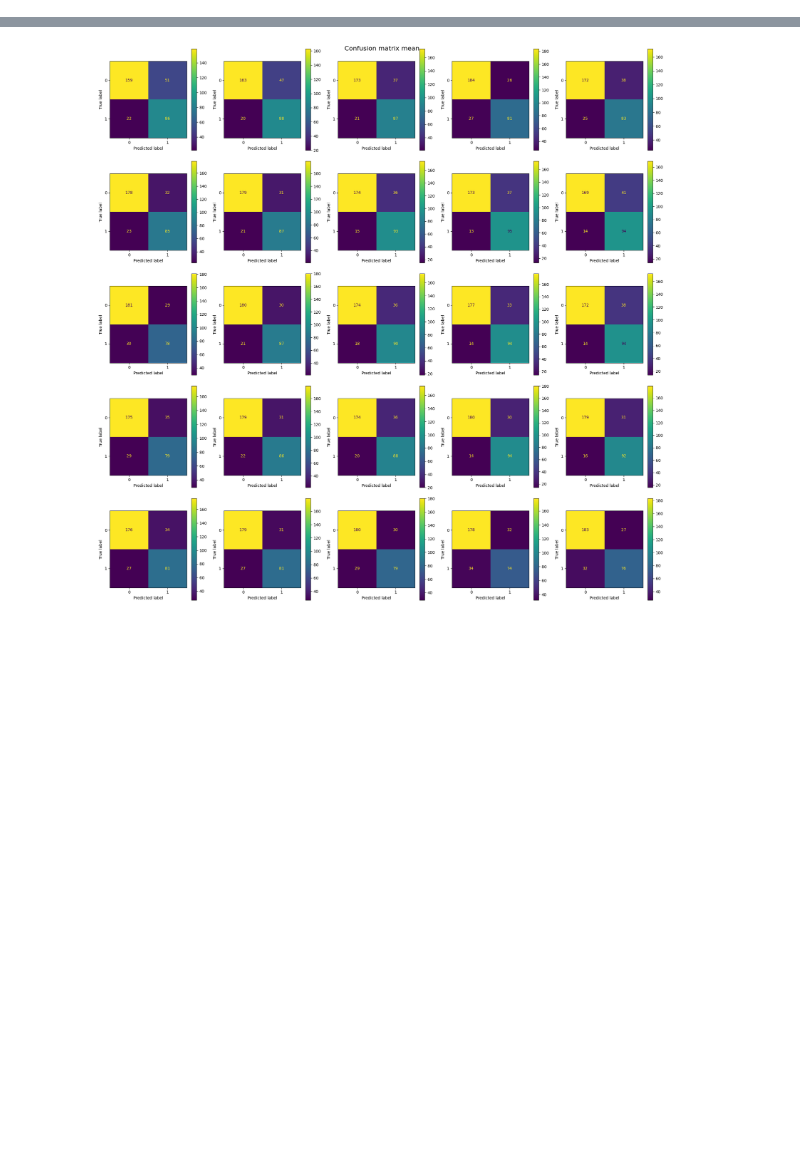
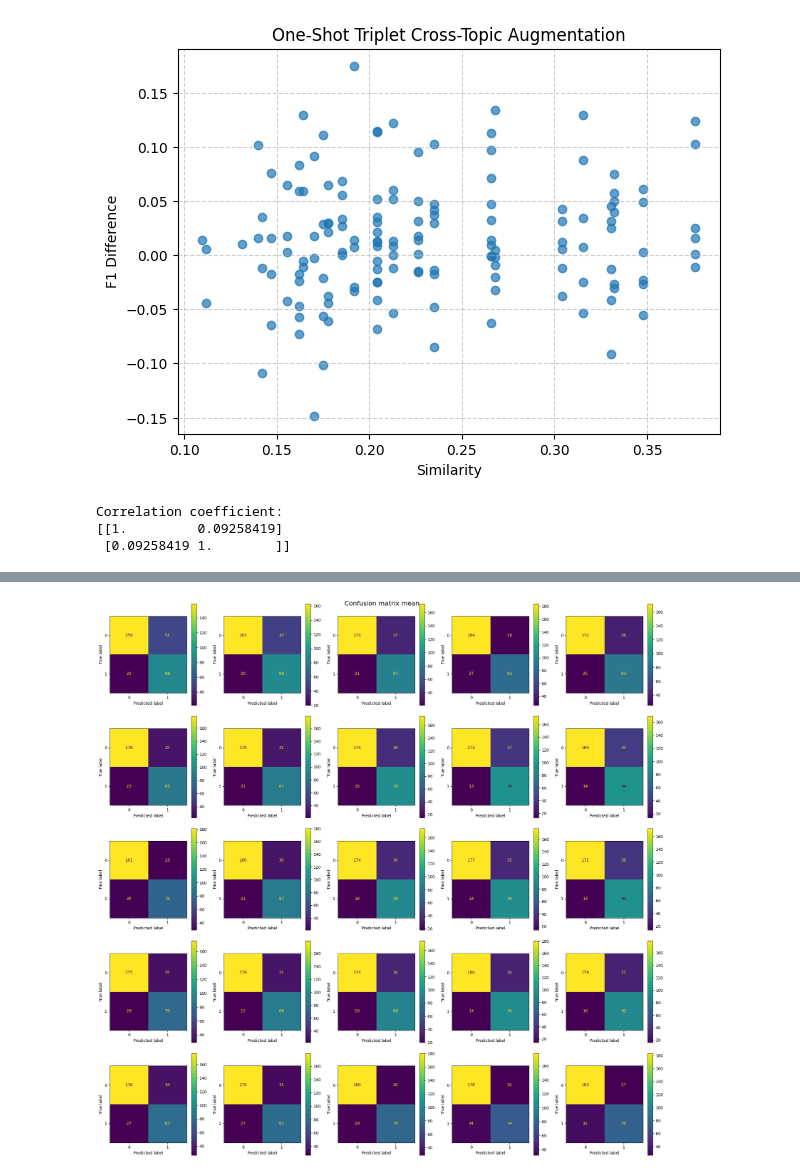
Before and after one commit to BashPrince/thesis, a Jupyter notebook: analysis/analysis.ipynb, the cells around one changed output, grey strips where cells are left out. Saved outputs shown, nothing was run; the diff lists cells and outputs as text; code cells hidden in the pictures; blank space fills up the shorter version.

```diff
--- a/analysis/analysis.ipynb
+++ b/analysis/analysis.ipynb
@@ -468,0 +488,30 @@ def runs_to_linegraphs(groups: list[dict], metric: str = "f1", invert: bool = Fa
+# %%
+def cross_topic_metrics(topics: list[str], prefix: str, test_set: pd.DataFrame, load_from_cache: bool = False):
+    """Given a list of topics of a cross-topic experiment determine the cross-topic F1 performances"""
+    metrics_cache = cache.get_metrics_cache()
+    if metrics_cache is None:
+        metrics_cache = {}
+
+    topic_pairs = [(topic, '') for topic in topics]
+    for base_topic in topics:
+        for augment_topic in topics:
+            topic_pairs.append((base_topic, augment_topic))
+
+    cross_metrics = {}
+
+    for base_topic, augment_topic in topic_pairs:
+        topic_name = base_topic + ("_" + augment_topic if augment_topic else "")
+        run_name = prefix + topic_name
+
+        if load_from_cache and run_name in metrics_cache:
+            metrics = metrics_cache[run_name]
+        else:
+            run_results = download_predictions(run_name)
+            metrics = calculate_topic_metrics(run_results=run_results, topics=topics, test_set=test_set)
+            metrics_cache[run_name] = metrics
+
+        cross_metrics[topic_name] = metrics
+
+    cache.save_metrics_cache(metrics_cache)
+
+    return cross_metrics
@@ -468,0 +618,18 @@ def runs_to_linegraphs(groups: list[dict], metric: str = "f1", invert: bool = Fa
+# %%
+experiment = "experiment_004"
+n_shot = "Zero-Shot" if experiment == "experiment_003" else "One-Shot"
+topic_test_set = pd.read_csv(f"../generate/sequences/{experiment}/test.csv")
+topics = ["economy", "education", "employment", "energy", "health", "military", "tax"]
+cross_metrics = cross_topic_metrics(topics=topics, prefix=experiment+"_", test_set=topic_test_set, load_from_cache=True)
+# %%
+topic_similarities = pd.read_csv("../data/CT24_checkworthy_english/topic_correlation/similarity.csv", index_col=0)
+topic_style_similarities = pd.read_csv("../data/CT24_checkworthy_english/topic_correlation/style_similarity.csv", index_col=0)
+topic_synth_similarities = pd.read_csv("../data/CT24_checkworthy_english/topic_correlation/synth_similarity.csv", index_col=0)
+topic_train_embedding_similarities = pd.read_csv("../data/CT24_checkworthy_english/topic_correlation/train_embedding_similarity.csv", index_col=0)
+# %%
+cross_topic_pointcloud_augment_distance(topics=topics, cross_metrics=cross_metrics, similarities=topic_similarities, title=f"{n_shot} Triplet Cross-Topic Augmentation", improvement_only=False)
+# %% [output]
+[figure, added]
+Correlation coefficient:
+[[1.         0.09258419]
+ [0.09258419 1.        ]]
```
Also changed, not shown: parts of 8 cells of this notebook, 2 other files.
